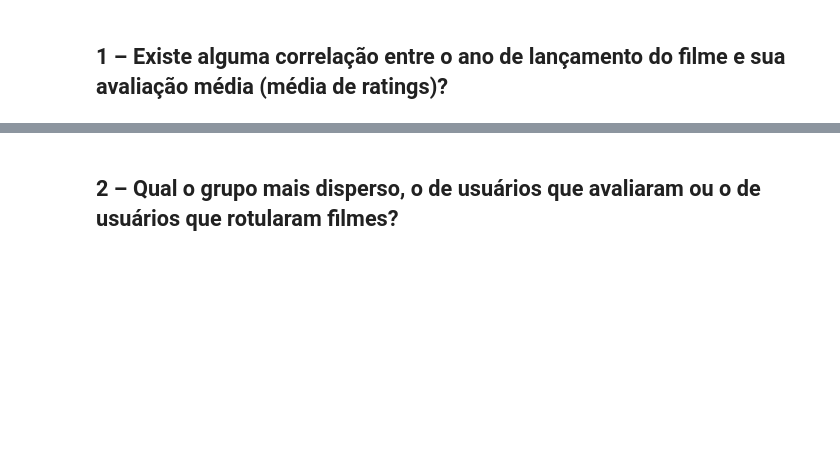
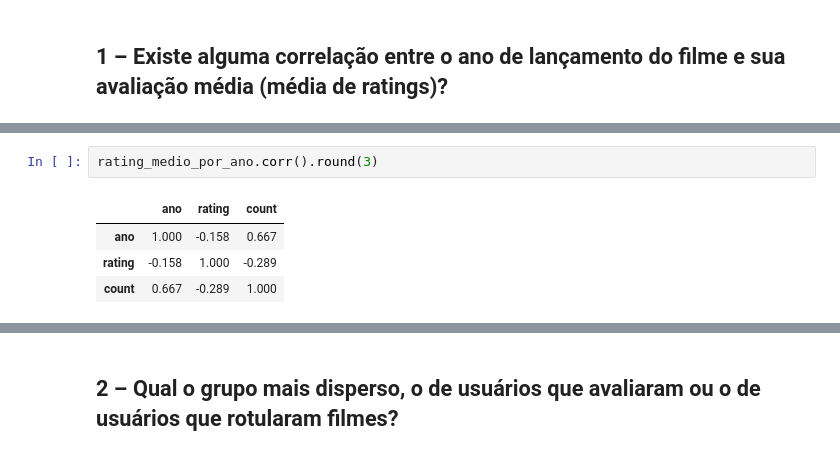
Before and after one commit to dieguim-ifsp-posCD/D1AED, a Jupyter notebook: avaliacoes/20210513-avaliacao01/AED-movie-lens-small.ipynb, the cells around one changed output, grey strips where cells are left out. Drawn from its saved outputs; the diff is of its cells as text; blank space fills up the shorter version.

```diff
--- a/avaliacoes/20210513-avaliacao01/AED-movie-lens-small.ipynb
+++ b/avaliacoes/20210513-avaliacao01/AED-movie-lens-small.ipynb
@@ -735,0 +767,7 @@ Linhas de Ratings: 100836
+# %%
+rating_medio_por_ano.corr().round(3)
+# %% [output]
+|  | ano | rating | count |
+| ano | 1.000 | -0.158 | 0.667 |
+| rating | -0.158 | 1.000 | -0.289 |
+| count | 0.667 | -0.289 | 1.000 |
```
Also changed, not shown: parts of 7 cells of this notebook.
